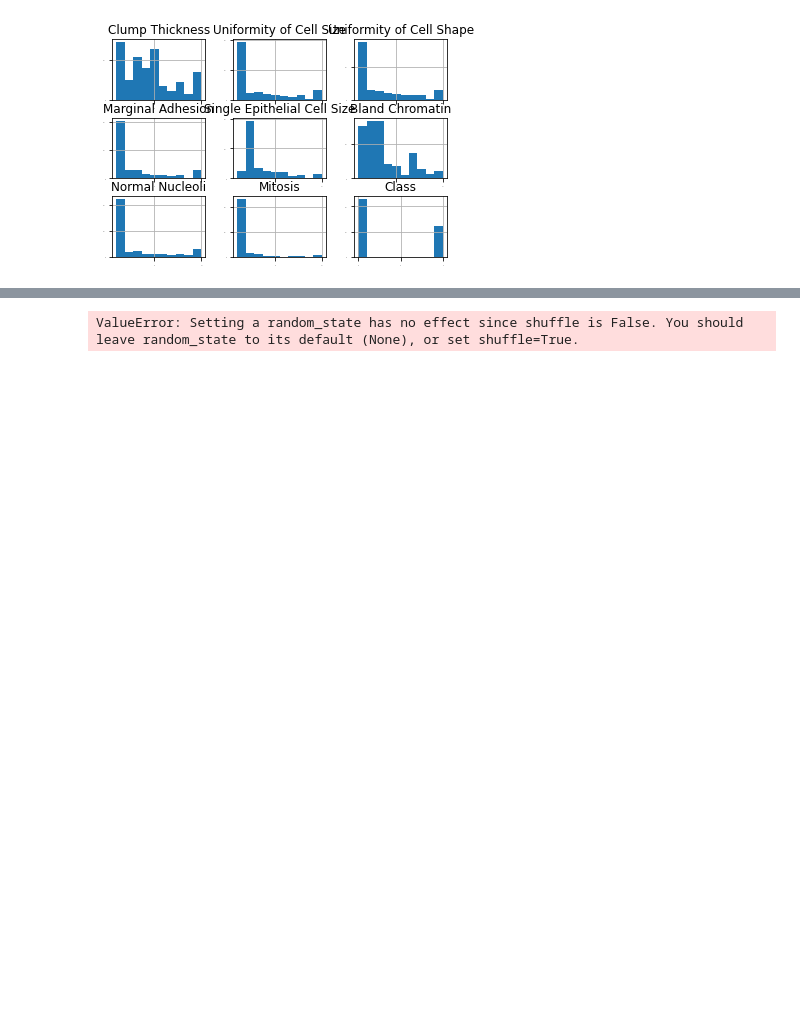
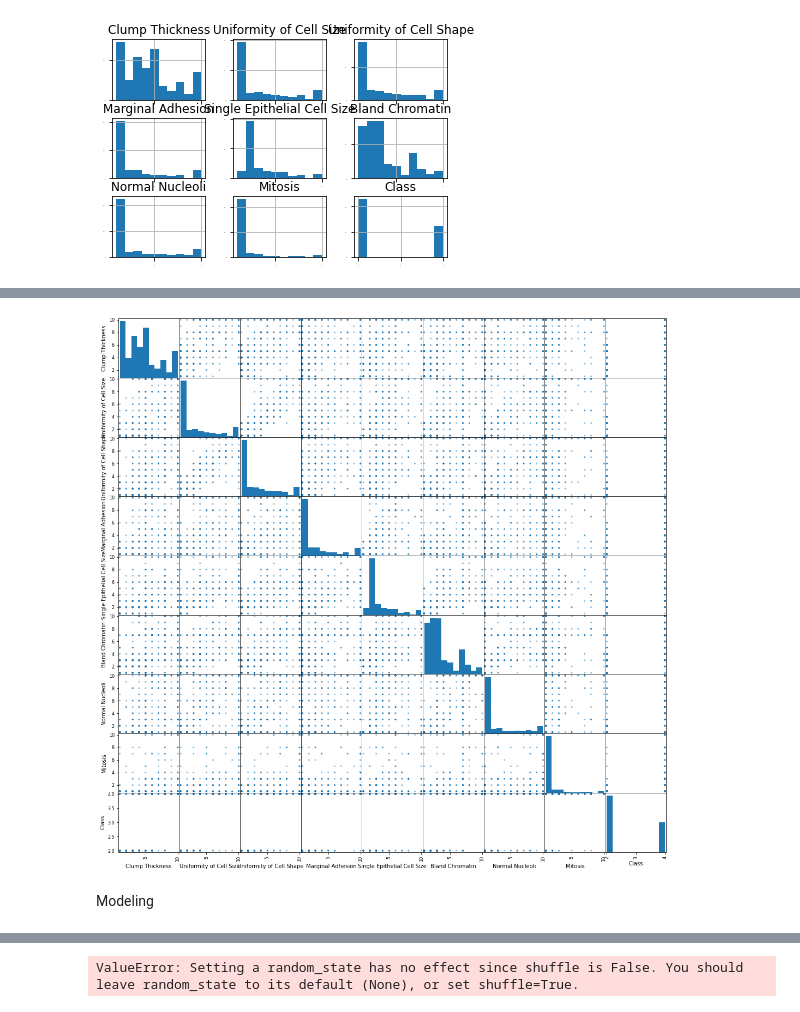
Before and after one commit to AndrewShanahan/PfDA_2, a Jupyter notebook: PfDA Assignment 2.ipynb, the cells around one changed output, grey strips where cells are left out. Drawn from its saved outputs; the diff is of its cells as text; code cells hidden in the pictures; blank space fills up the shorter version.

```diff
--- a/PfDA Assignment 2.ipynb
+++ b/PfDA Assignment 2.ipynb
@@ -169,0 +198,7 @@ scoring = 'accuracy'
+# %%
+scatter_matrix(wbc_data,figsize=(18,18))
+plt.show()
+# %% [output]
+[figure, added]
+# %% [markdown]
+Modeling
```
Also changed, not shown: parts of 18 cells of this notebook, 1 other file.
